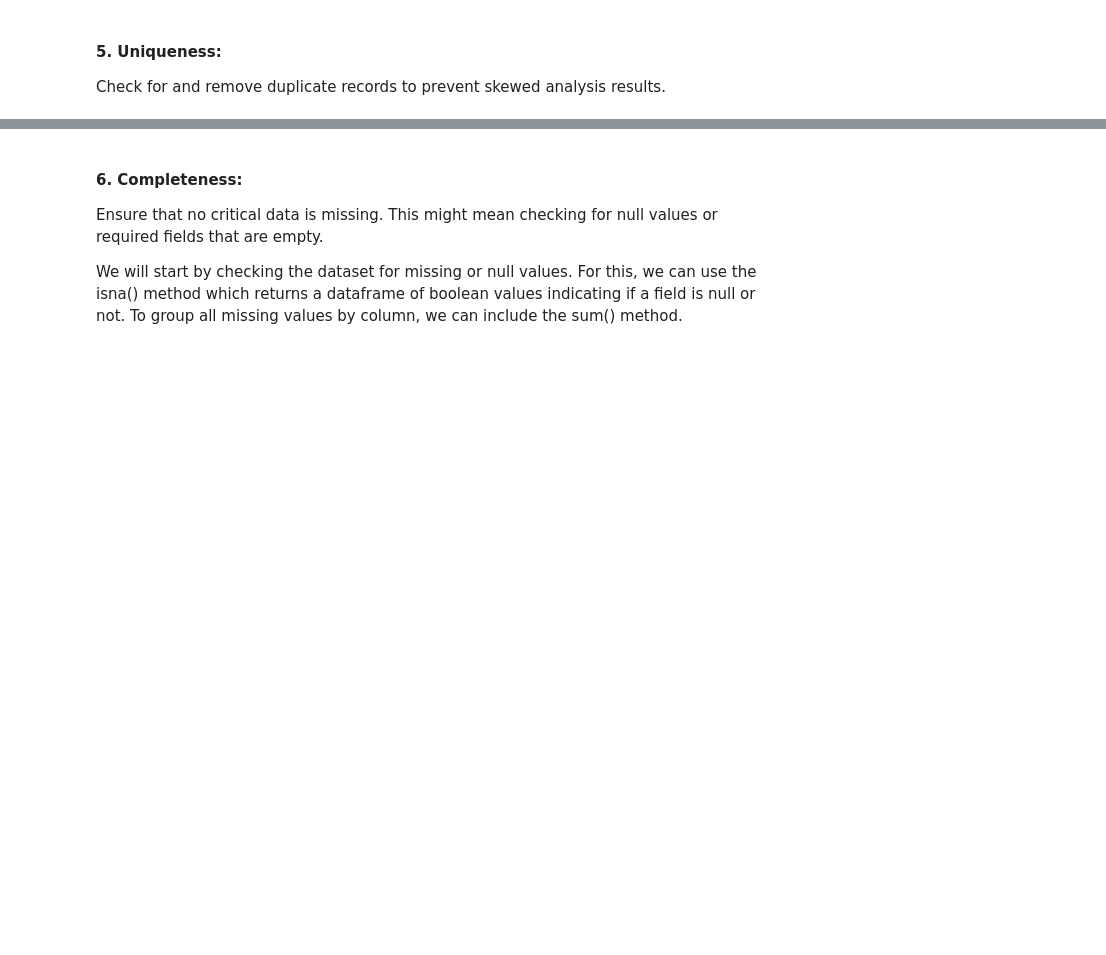
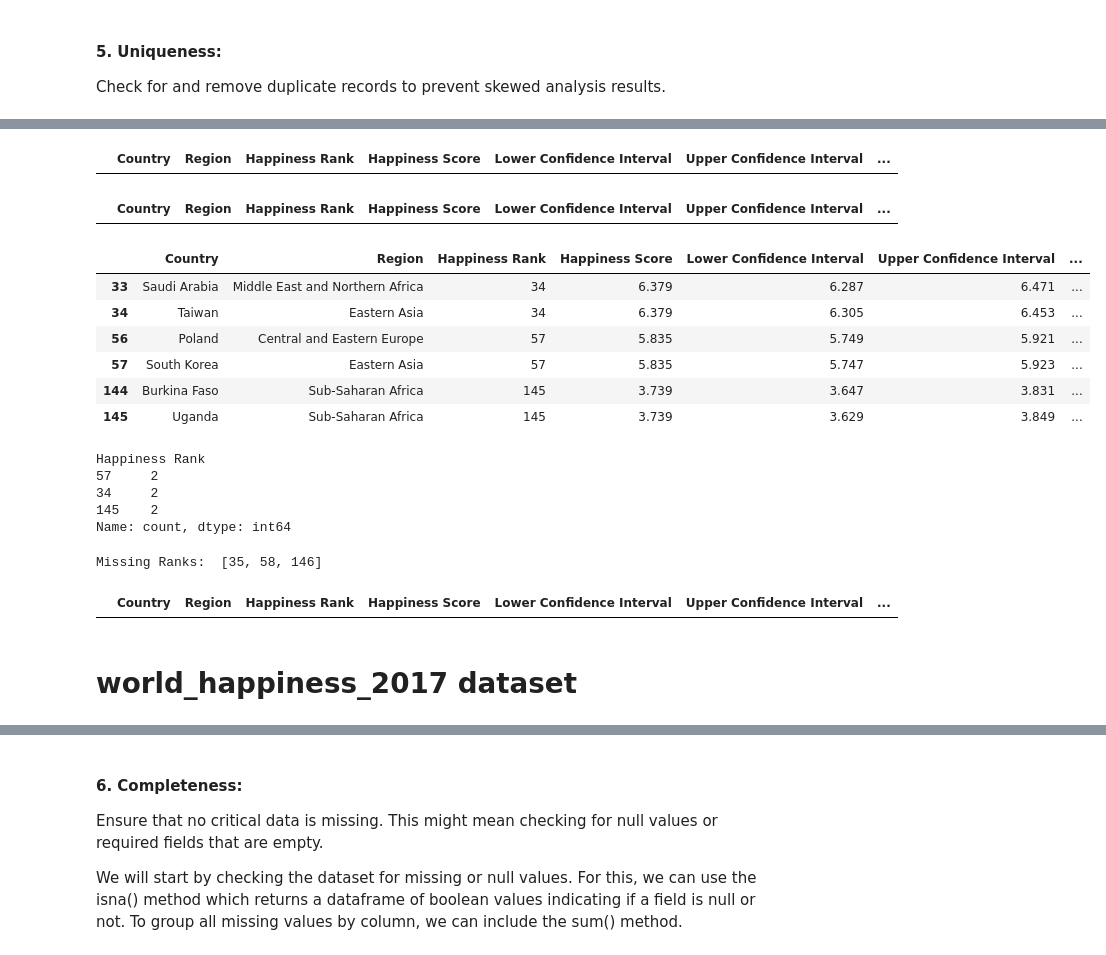
Before and after one commit to Tuwaiq-DS-ML-bootcamp-V-9/Usecase-2, a Jupyter notebook: EDA explain template (2).ipynb, the cells around one changed output, grey strips where cells are left out. Cells and saved outputs as stored; diff of their text form; code cells hidden in the pictures; blank space fills up the shorter version.

```diff
--- a/EDA explain template (2).ipynb
+++ b/EDA explain template (2).ipynb
@@ -470,0 +605,34 @@ Check for and remove duplicate records to prevent skewed analysis results.
+# %%
+world_happiness_2016[world_happiness_2016.duplicated()]
+# %% [output]
+|  | Country | Region | Happiness Rank | Happiness Score | Lower Confidence Interval | Upper Confidence Interval | ... |
+# %%
+world_happiness_2016[world_happiness_2016.duplicated(['Country'])]
+# %% [output]
+|  | Country | Region | Happiness Rank | Happiness Score | Lower Confidence Interval | Upper Confidence Interval | ... |
+# %%
+world_happiness_2016[world_happiness_2016.duplicated(['Happiness Rank'] , keep=False)]
+# %% [output]
+|  | Country | Region | Happiness Rank | Happiness Score | Lower Confidence Interval | Upper Confidence Interval | ... |
+| 33 | Saudi Arabia | Middle East and Northern Africa | 34 | 6.379 | 6.287 | 6.471 | ... |
+| 34 | Taiwan | Eastern Asia | 34 | 6.379 | 6.305 | 6.453 | ... |
+| 56 | Poland | Central and Eastern Europe | 57 | 5.835 | 5.749 | 5.921 | ... |
+| 57 | South Korea | Eastern Asia | 57 | 5.835 | 5.747 | 5.923 | ... |
+| 144 | Burkina Faso | Sub-Saharan Africa | 145 | 3.739 | 3.647 | 3.831 | ... |
+| 145 | Uganda | Sub-Saharan Africa | 145 | 3.739 | 3.629 | 3.849 | ... |
+# %%
+duplicates_count = world_happiness_2016['Happiness Rank'].value_counts()
+duplicates_count[duplicates_count > 1]
+# %% [output]
+Happiness Rank
+57     2
+34     2
+145    2
+Name: count, dtype: int64
+# %%
+expected_ranks = set(range(1, 158))
+actual_ranks = set(world_happiness_2016['Happiness Rank'])
+missing_ranks = sorted(expected_ranks - actual_ranks)
+print("Missing Ranks: ", missing_ranks)
+# %% [output]
+Missing Ranks:  [35, 58, 146]
@@ -471 +643,7 @@ Check for and remove duplicate records to prevent skewed analysis results.
+# %%
+world_happiness_2016[world_happiness_2016.duplicated(['Happiness Rank'] , keep=False)]
+# %% [output]
+|  | Country | Region | Happiness Rank | Happiness Score | Lower Confidence Interval | Upper Confidence Interval | ... |
+# %% [markdown]
+# world_happiness_2017 dataset
 # %%
```
Also changed, not shown: parts of 67 cells of this notebook.
